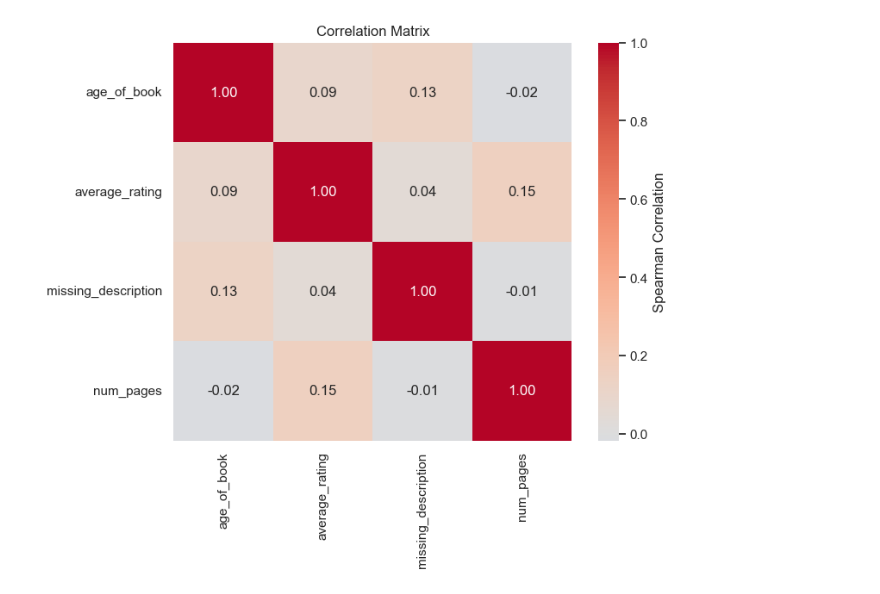
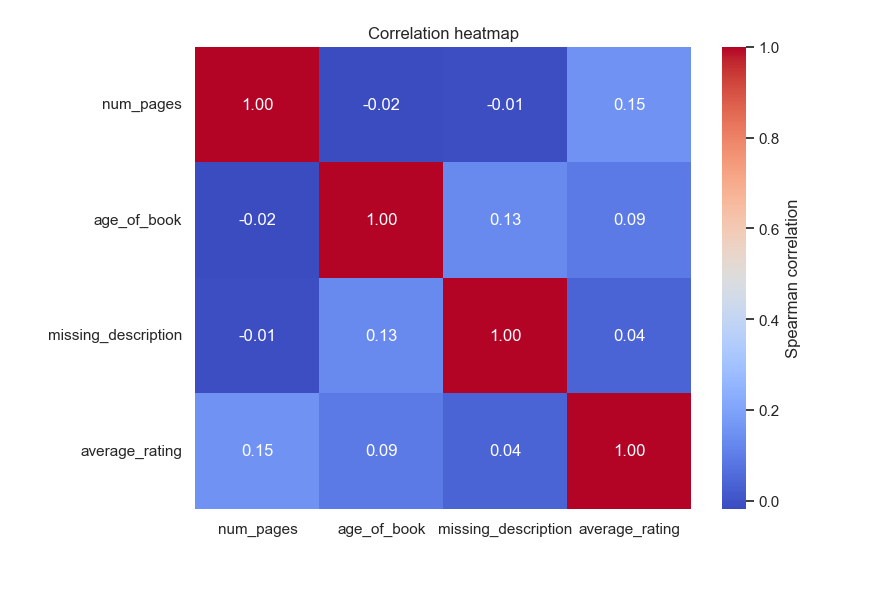
Before and after one commit to tunjionafuwa/llm_projects, a Jupyter notebook: book-recommender/data_exploration.ipynb, the cells around one changed output. Saved outputs shown, nothing was run; the diff lists cells and outputs as text; code cells hidden in the pictures.

Commit message:
feat: exploring book data

```diff
--- a/book-recommender/data_exploration.ipynb
+++ b/book-recommender/data_exploration.ipynb
@@ -10,0 +15,3 @@ Path to dataset files: /Users/tunjionafuwa/.cache/kagglehub/datasets/dylanjcasti
+# %%
+books = pd.read_csv(f"{path}/books.csv")
+books
@@ -19,3 +95,0 @@ Matplotlib is building the font cache; this may take a moment.
-# %%
-books = pd.read_csv(path + "/books.csv")
-books.head()
@@ -107,3 +122,8 @@ plt.show()
 # %%
+import numpy as np
+from datetime import datetime
+
+current_date = datetime.now()
+
 books["missing_description"] = np.where(books["description"].isna(), 1, 0)
-books["age_of_book"] = 2024 - books["published_year"]
+books["age_of_book"] = current_date.year - books["published_year"]
@@ -119,21 +130,12 @@ plt.show()
 # %%
-columns_of_interest = ["age_of_book", "average_rating", "missing_description", "num_pages"]
-correlation_matrix = books[columns_of_interest].corr(method="spearman")
+columns_of_interest = ["num_pages", "age_of_book", "missing_description", "average_rating"]
+corr_matrix = books[columns_of_interest].corr(method="spearman")
 
 sns.set_theme(style="white")
-plt.figure(figsize=(8, 6))
-
-heatmap = sns.heatmap(
-    correlation_matrix,
-    annot=True,
-    fmt=".2f",
-    cmap="coolwarm",
-    center=0,
-    square=True,
-    cbar_kws={"label": "Spearman Correlation"},
-)
-plt.title("Correlation Matrix")
+plt.figure(figsize=(8,6))
+heatmap = sns.heatmap(corr_matrix, annot=True, fmt=".2f", cmap="coolwarm", cbar_kws={"label": "Spearman correlation"})
+heatmap.set_title("Correlation heatmap")
 plt.show()
 # %% [output]
-[figure, old version]
+[figure, new version]
 # %%
```
Also changed, not shown: parts of 26 cells of this notebook.
